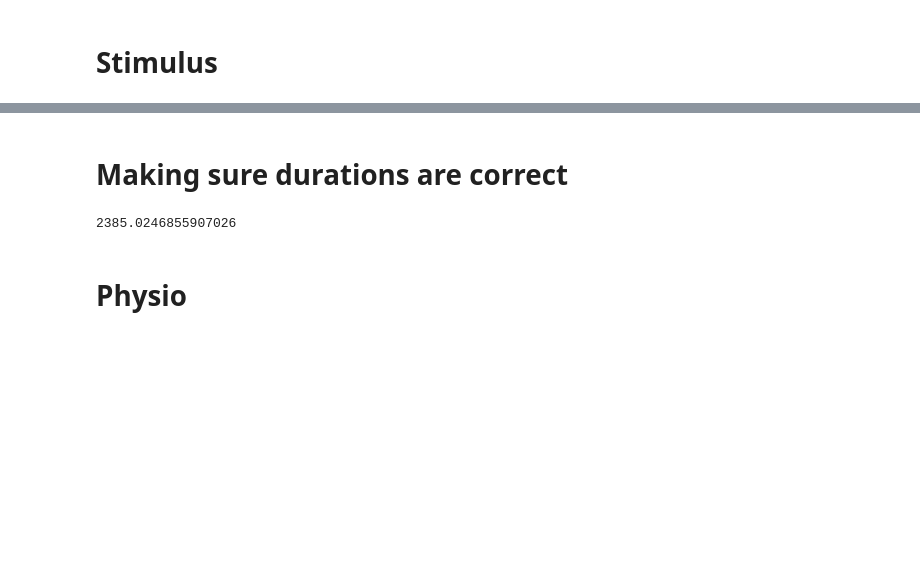
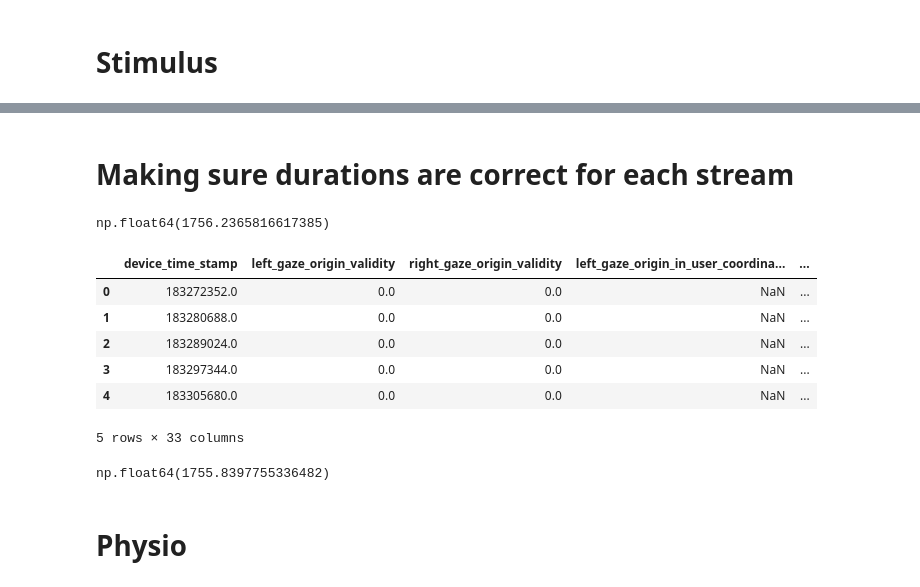
Before and after one commit to BryanGonzalez262/MOBI2024, a Jupyter notebook: CUNY_FACIAL/Code/pilot_check.ipynb, the cells around one changed output, grey strips where cells are left out. Cells and saved outputs as stored; diff of their text form; code cells hidden in the pictures; blank space fills up the shorter version.

Commit message:
checking eye tracking duration

```diff
--- a/CUNY_FACIAL/Code/pilot_check.ipynb
+++ b/CUNY_FACIAL/Code/pilot_check.ipynb
@@ -151,8 +129,35 @@ ValueError: All arrays must be of the same length
 # %% [markdown]
-# Making sure durations are correct
+# Making sure durations are correct for each stream
 # %%
-exp_start = stim_df.loc[stim_df.event == 'Onset_ExperimentStart', 'lsl_time_stamp'].values[0]
-exp_end = stim_df.loc[stim_df.event == 'Offset_ExperimentEnd', 'lsl_time_stamp'].values[0]
-exp_end - exp_start
+exp_start = stim_df.loc[stim_df.event == 'Onset_Experiment', 'lsl_time_stamp'].values[0]
+exp_end = stim_df.loc[stim_df.event == 'Offset_Experiment', 'lsl_time_stamp'].values[0]
+exp_dur = exp_end - exp_start
+exp_dur
 # %% [output]
-2385.0246855907026
+np.float64(1756.2365816617385)
+# %%
+ET = data[streams_collected.index('Tobii')]
+et_dat = ET['time_series']
+# Get the column names
+column_labels = [ET['info']['desc'][0]['channels'][0]['channel'][i]['label'][0] for i in range(len(ET['info']['desc'][0]['channels'][0]['channel']))]
+
+et_df = pd.DataFrame(data=et_dat, columns=column_labels)
+et_df['lsl_time_stamp'] = ET['time_stamps']
+et_df['time'] = (ET['time_stamps'] - ET['time_stamps'][0])/1000
+et_df.head()
+# %% [output]
+|  | device_time_stamp | left_gaze_origin_validity | right_gaze_origin_validity | left_gaze_origin_in_user_coordina... | ... |
+| 0 | 183272352.0 | 0.0 | 0.0 | NaN | ... |
+| 1 | 183280688.0 | 0.0 | 0.0 | NaN | ... |
+| 2 | 183289024.0 | 0.0 | 0.0 | NaN | ... |
+| 3 | 183297344.0 | 0.0 | 0.0 | NaN | ... |
+| 4 | 183305680.0 | 0.0 | 0.0 | NaN | ... |
+5 rows × 33 columns
+# %%
+et_exp = get_event_data('Experiment', et_df, stim_df=stim_df)
+start = et_exp['lsl_time_stamp'].values[0]
+stop = et_exp['lsl_time_stamp'].values[-1]
+et_dur = stop - start
+et_dur
+# %% [output]
+np.float64(1755.8397755336482)
```
Also changed, not shown: parts of 34 cells of this notebook, 3 other files.
